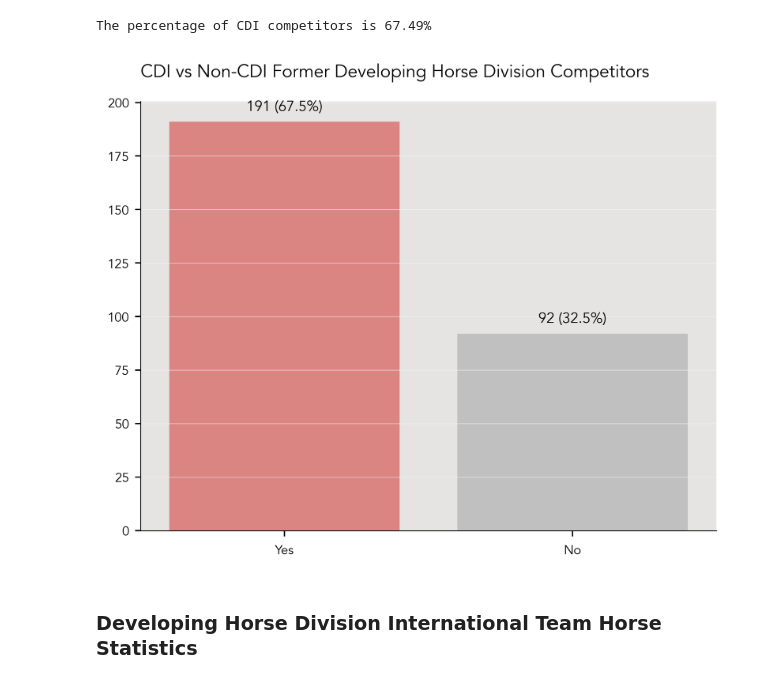
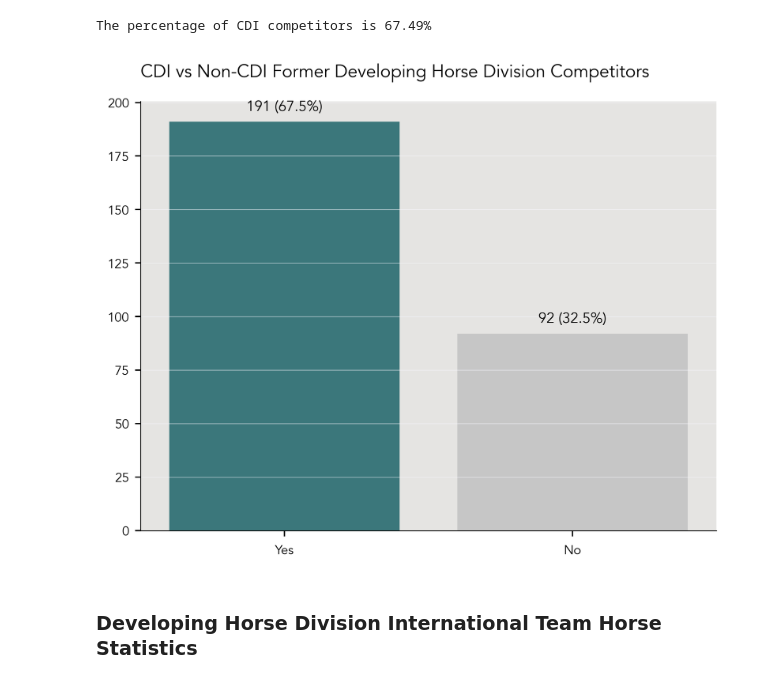
Before and after one commit to siobyrne/young-dressage-horse-program-analysis, a Jupyter notebook: developinghorse.ipynb, the cells around one changed output. Drawn from its saved outputs; the diff is of its cells as text; code cells hidden in the pictures.

Commit message:
Change colors for Developing Horse figures

```diff
--- a/developinghorse.ipynb
+++ b/developinghorse.ipynb
@@ -62,16 +64,20 @@ ax = plt.subplots(figsize=(10, 8))
 ax = sns.countplot(
    y = 'Highest Level',
    data = total_dev_horses,
-   palette = sns.color_palette('mako', 5),
+   palette = ['#bfbfbf'],
    hue = 'Highest Level',
    hue_order = total_dev_horses['Highest Level'].value_counts().index,
-   alpha = 0.8,
    order = total_dev_horses['Highest Level'].value_counts().index
 )
 
 # add annotation for count and percentage of each level
 for p in ax.patches:
     ax.annotate("{:0,.0f} ({:,.1f}%)".format(p.get_width(), p.get_width()*100/dev_horse_count), (p.get_x() + p.get_width() + 1, p.get_y() + .4), ha = 'left', va = 'center')
+
+height = [patch.get_width() for patch in ax.patches]
+tallest = np.argmax(height)
+
+ax.patches[tallest].set_facecolor('#03686f')
 
 # set title, xlabel and ylabel
 plt.title('Highest Level Competed by Former Developing Horse Division Competitors', loc='left')
@@ -110,30 +118,30 @@ The percentage of CDI competitors is 67.49%
 # %%
 #  create a countplot to visualize CDI vs non-CDI horse data
 
 # set options for countplot
 ax = sns.countplot(
    x = 'CDI Competitor',
    data = total_dev_horses,
-   palette = ['#ec5b57', '#b7b8b8'],
+   palette = ['#03686f', '#bfbfbf'],
    hue = 'CDI Competitor',
    alpha = .8,
    order = total_dev_horses['CDI Competitor'].value_counts().index
 )
 
 # add annotation for count and percentage of CDI vs non-CDI
 for p in ax.patches:
     ax.annotate("{:0,.0f} ({:,.1f}%)".format(p.get_height(), p.get_height()*100/dev_horse_count), (p.get_x() + p.get_width()/2, p.get_height() + 3), ha = 'center', va = 'bottom', fontsize=9)
 
 # set title, xlabel, and ylabel
 plt.title('CDI vs Non-CDI Former Developing Horse Division Competitors', loc='left')
 ax.set_xlabel(None)
 ax.set_ylabel(None)
 
 # save and show figure
 plt.savefig('images/dh-cdi-competitors.png')
 plt.show()
 # %% [output]
-[figure, old version]
+[figure, new version]
 # %% [markdown]
 ### Developing Horse Division International Team Horse Statistics
 # %%
```
Also changed, not shown: parts of 5 cells of this notebook, 7 other files.
